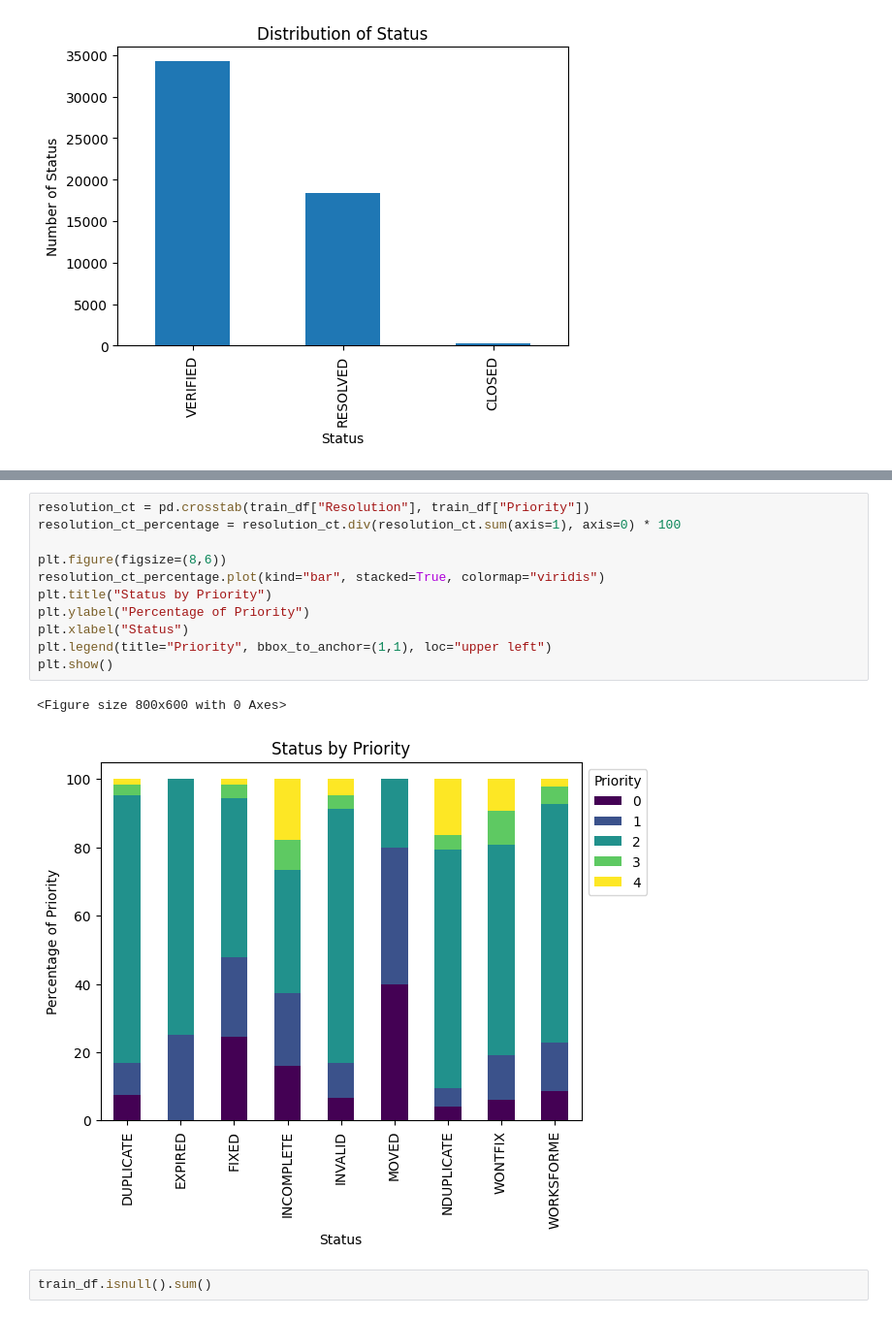
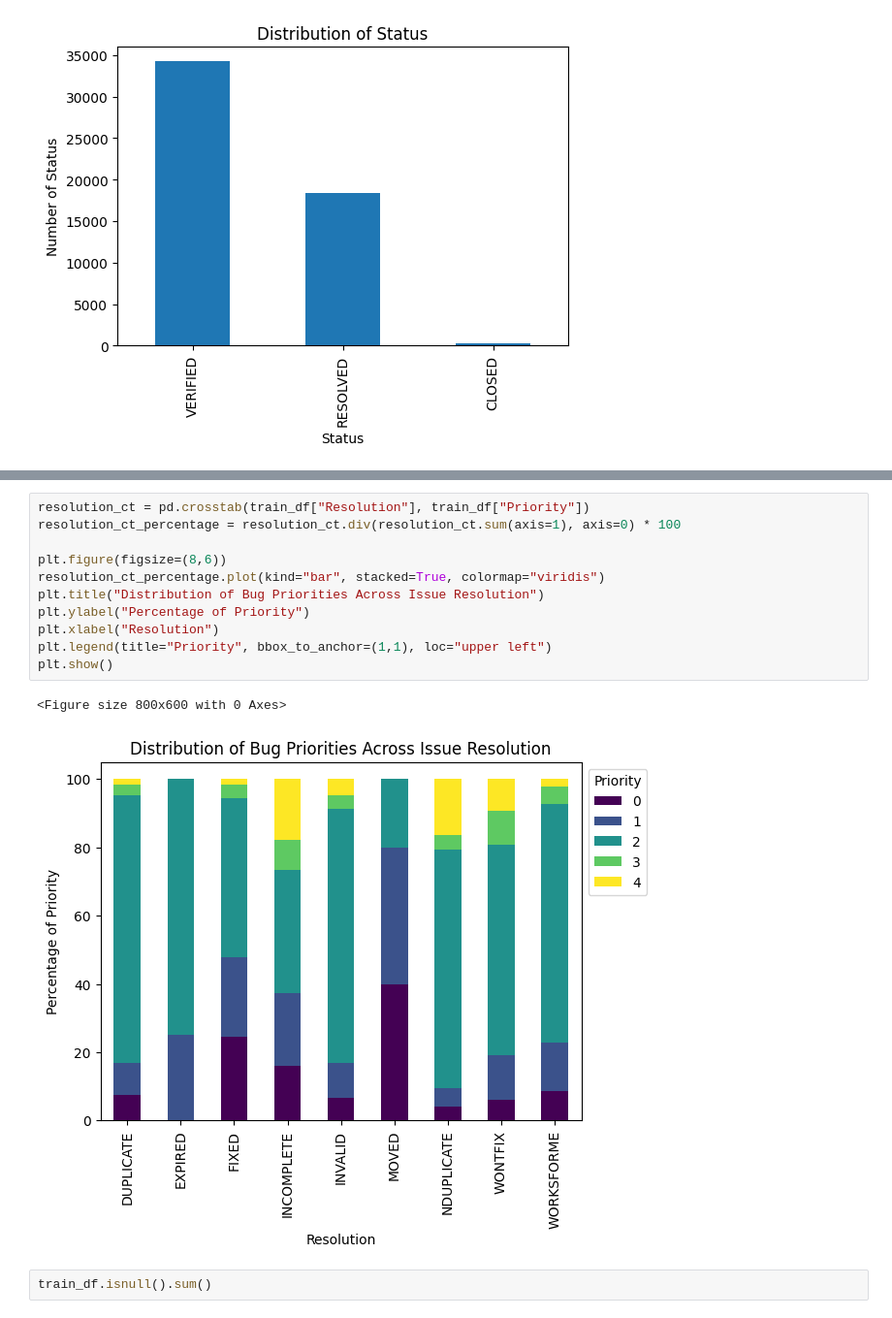
Before and after one commit to erenceh/ml-bug-prediction, a Jupyter notebook: ml/notebooks/Exploration_Data_Analysis.ipynb, the cells around one changed output, grey strips where cells are left out. Shown at 97% size. Drawn from its saved outputs; the diff is of its cells as text.

```diff
--- a/ml/notebooks/Exploration_Data_Analysis.ipynb
+++ b/ml/notebooks/Exploration_Data_Analysis.ipynb
@@ -414,17 +416,17 @@ plt.show()
 # %%
 resolution_ct = pd.crosstab(train_df["Resolution"], train_df["Priority"])
 resolution_ct_percentage = resolution_ct.div(resolution_ct.sum(axis=1), axis=0) * 100
 
 plt.figure(figsize=(8,6))
 resolution_ct_percentage.plot(kind="bar", stacked=True, colormap="viridis")
-plt.title("Status by Priority")
+plt.title("Distribution of Bug Priorities Across Issue Resolution")
 plt.ylabel("Percentage of Priority")
-plt.xlabel("Status")
+plt.xlabel("Resolution")
 plt.legend(title="Priority", bbox_to_anchor=(1,1), loc="upper left")
 plt.show()
 # %% [output]
 <Figure size 800x600 with 0 Axes>
-[figure, old version]
+[figure, new version]
 # %%
 train_df.isnull().sum()
 # %% [output]
```
Also changed, not shown: parts of 46 cells of this notebook, 3 other files.
